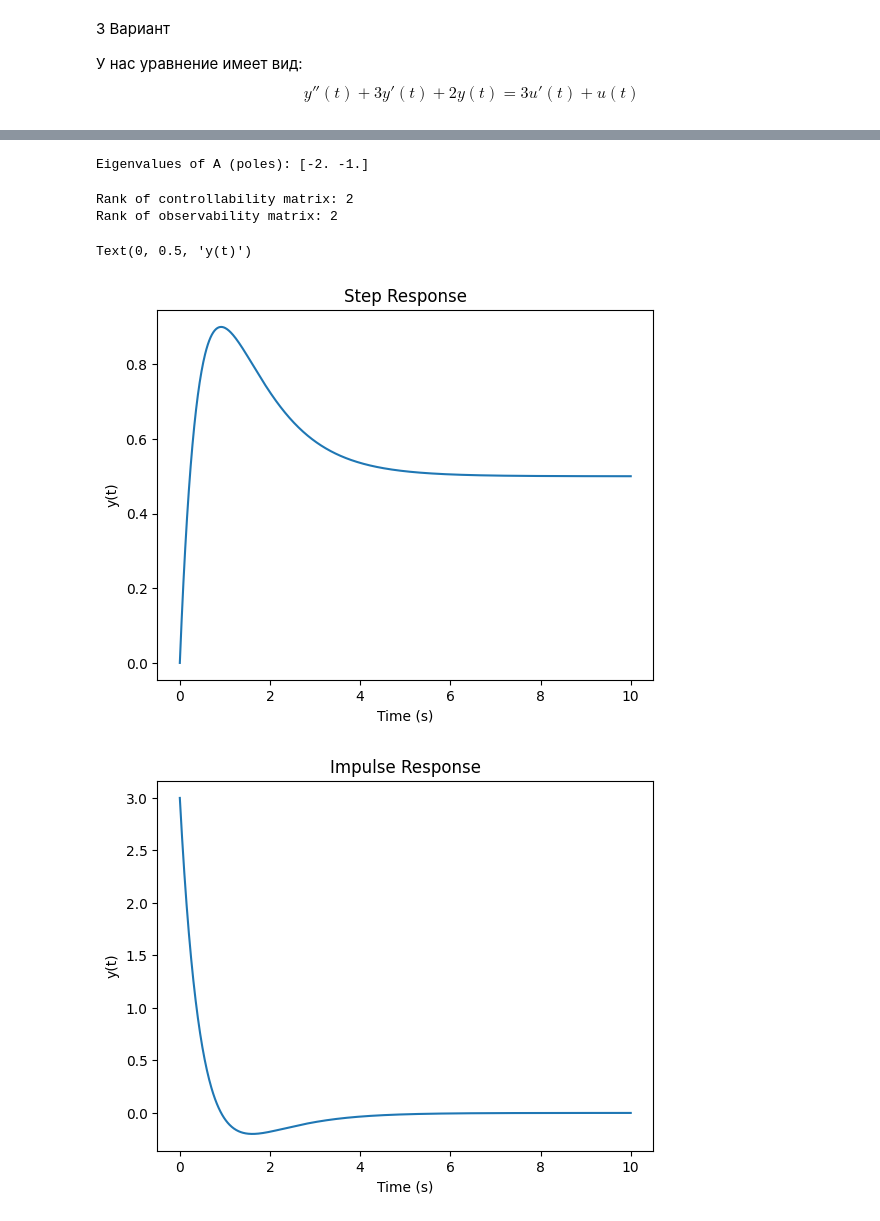
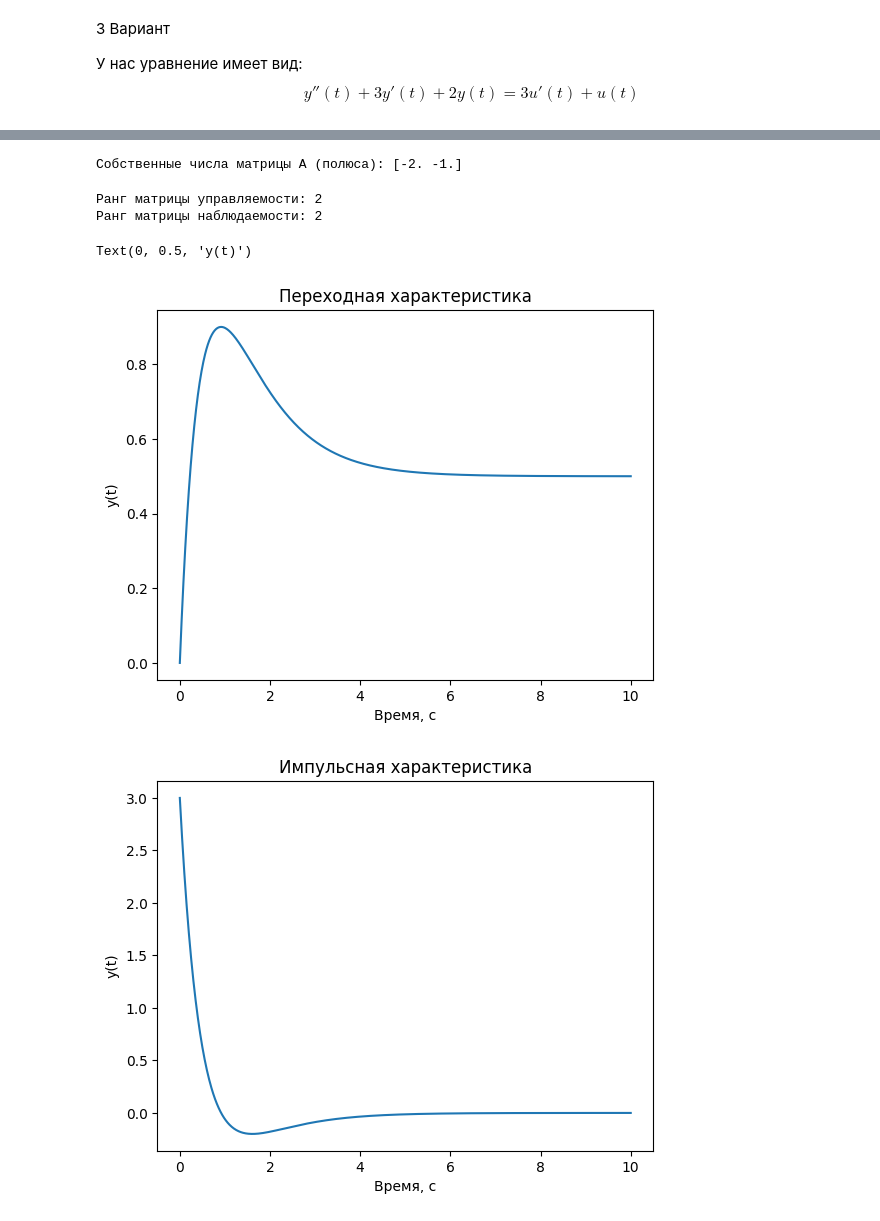
Before and after one commit to KruglovEgor/System-Theory, a Jupyter notebook: lab5/main.ipynb, the cells around one changed output, grey strips where cells are left out. Drawn from its saved outputs; the diff is of its cells as text; code cells hidden in the pictures.

```diff
--- a/lab5/main.ipynb
+++ b/lab5/main.ipynb
@@ -52,39 +48,39 @@ C =
 D =
  [[0.]]
 # %%
-# Stability: eigenvalues of A
+# Оценка устойчивости: собственные числа матрицы A
 eigs = np.linalg.eigvals(A)
-print("\nEigenvalues of A (poles):", eigs)
+print("\nСобственные числа матрицы A (полюса):", eigs)
 # %% [output]
-Eigenvalues of A (poles): [-2. -1.]
+Собственные числа матрицы A (полюса): [-2. -1.]
 # %%
-# Controllability and observability matrices and ranks
+# Управляемость и наблюдаемость
 Co = ctrl.ctrb(A, B)
 Ob = ctrl.obsv(A, C)
-print("\nRank of controllability matrix:", np.linalg.matrix_rank(Co))
-print("Rank of observability matrix:", np.linalg.matrix_rank(Ob))
+print("\nРанг матрицы управляемости:", np.linalg.matrix_rank(Co))
+print("Ранг матрицы наблюдаемости:", np.linalg.matrix_rank(Ob))
 # %% [output]
-Rank of controllability matrix: 2
-Rank of observability matrix: 2
+Ранг матрицы управляемости: 2
+Ранг матрицы наблюдаемости: 2
 # %%
-# Step and impulse responses
+# Шаг 2: Переходная и импульсная характеристики
 t = np.linspace(0, 10, 1000)
 t_step, y_step = ctrl.step_response(G, T=t)
 t_imp, y_imp = ctrl.impulse_response(G, T=t)
 
 plt.figure()
 plt.plot(t_step, y_step)
-plt.title("Step Response")
-plt.xlabel("Time (s)")
+plt.title("Переходная характеристика")
+plt.xlabel("Время, с")
 plt.ylabel("y(t)")
 
 plt.figure()
 plt.plot(t_imp, y_imp)
-plt.title("Impulse Response")
-plt.xlabel("Time (s)")
+plt.title("Импульсная характеристика")
+plt.xlabel("Время, с")
 plt.ylabel("y(t)")
 # %% [output]
 Text(0, 0.5, 'y(t)')
-[figure, old version]
+[figure, new version]
-[figure, old version]
+[figure, new version]
 # %%
```
Also changed, not shown: parts of 7 cells of this notebook.
